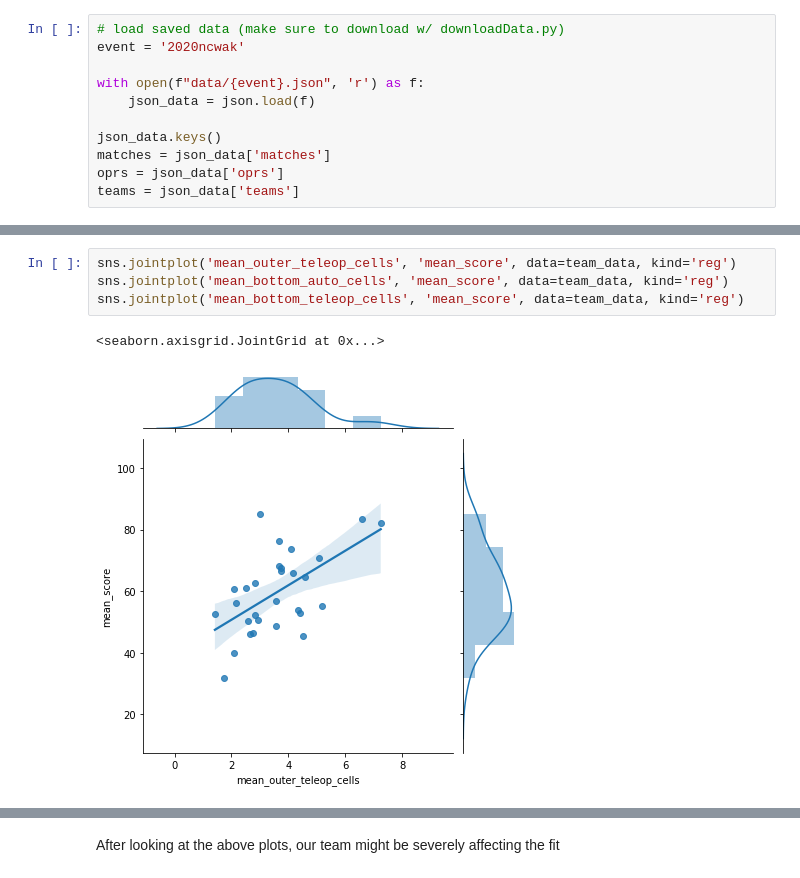
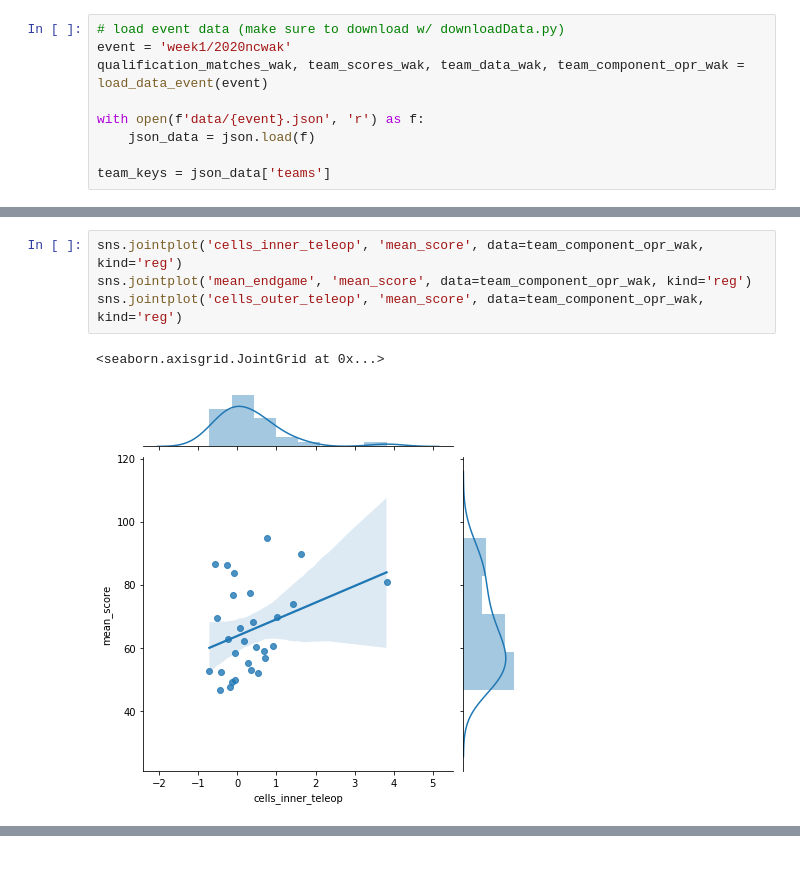
Before and after one commit to morzack/Sakurajima-Scouting, a Jupyter notebook: 2020-ncwak.ipynb, the cells around one changed output, grey strips where cells are left out. Cells and saved outputs as stored; diff of their text form.

```diff
--- a/2020-ncwak.ipynb
+++ b/2020-ncwak.ipynb
@@ -10,11 +12,9 @@ from collections import defaultdict
 # %%
-# load saved data (make sure to download w/ downloadData.py)
-event = '2020ncwak'
+# load event data (make sure to download w/ downloadData.py)
+event = 'week1/2020ncwak'
+qualification_matches_wak, team_scores_wak, team_data_wak, team_component_opr_wak = load_data_event(event)
 
-with open(f"data/{event}.json", 'r') as f:
+with open(f'data/{event}.json', 'r') as f:
     json_data = json.load(f)
 
-json_data.keys()
-matches = json_data['matches']
-oprs = json_data['oprs']
-teams = json_data['teams']
+team_keys = json_data['teams']
@@ -277,7 +81,7 @@ A bigger coefficient means that it has to be weighted higher to have as much of
 # %%
-sns.jointplot('mean_outer_teleop_cells', 'mean_score', data=team_data, kind='reg')
-sns.jointplot('mean_bottom_auto_cells', 'mean_score', data=team_data, kind='reg')
-sns.jointplot('mean_bottom_teleop_cells', 'mean_score', data=team_data, kind='reg')
+sns.jointplot('cells_inner_teleop', 'mean_score', data=team_component_opr_wak, kind='reg')
+sns.jointplot('mean_endgame', 'mean_score', data=team_component_opr_wak, kind='reg')
+sns.jointplot('cells_outer_teleop', 'mean_score', data=team_component_opr_wak, kind='reg')
 # %% [output]
 <seaborn.axisgrid.JointGrid at 0x...>
-[figure, old version]
+[figure, new version]
@@ -286,2 +89,0 @@ sns.jointplot('mean_bottom_teleop_cells', 'mean_score', data=team_data, kind='re
-# %% [markdown]
-After looking at the above plots, our team might be severely affecting the fit
```
Also changed, not shown: parts of 23 cells of this notebook, 2 other files.
